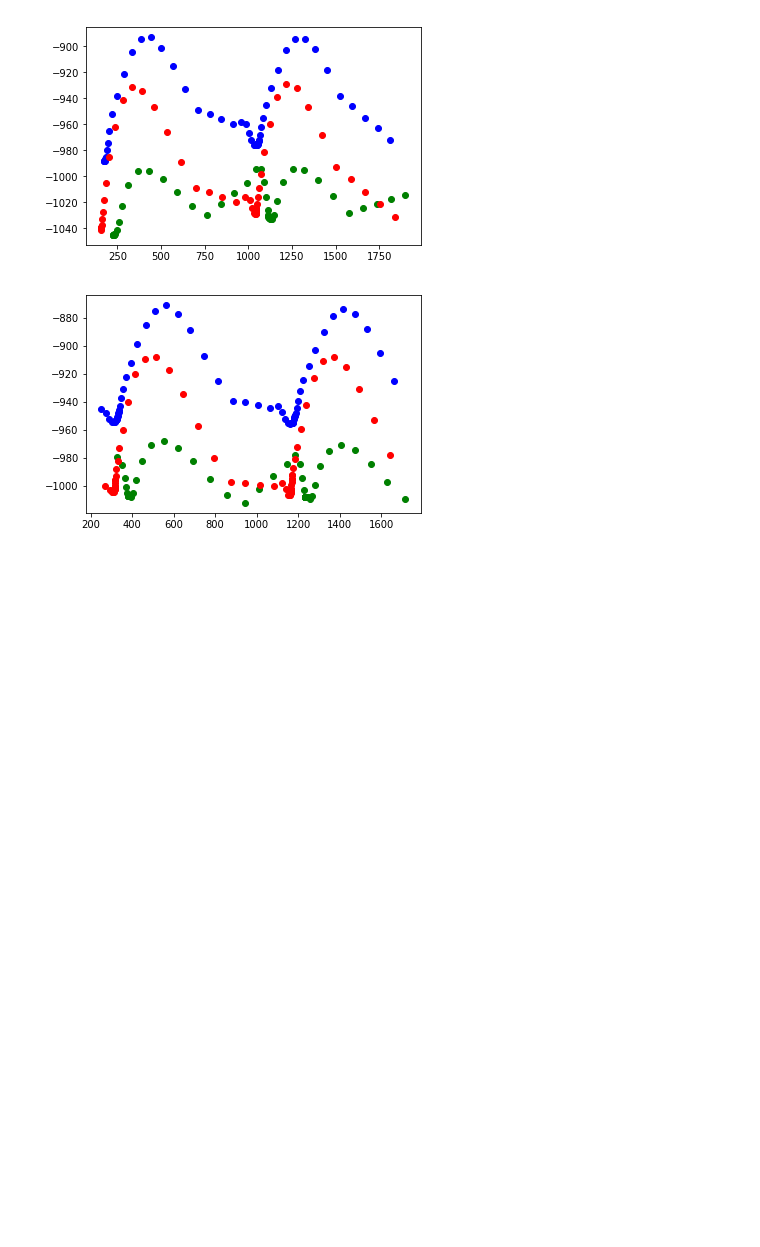
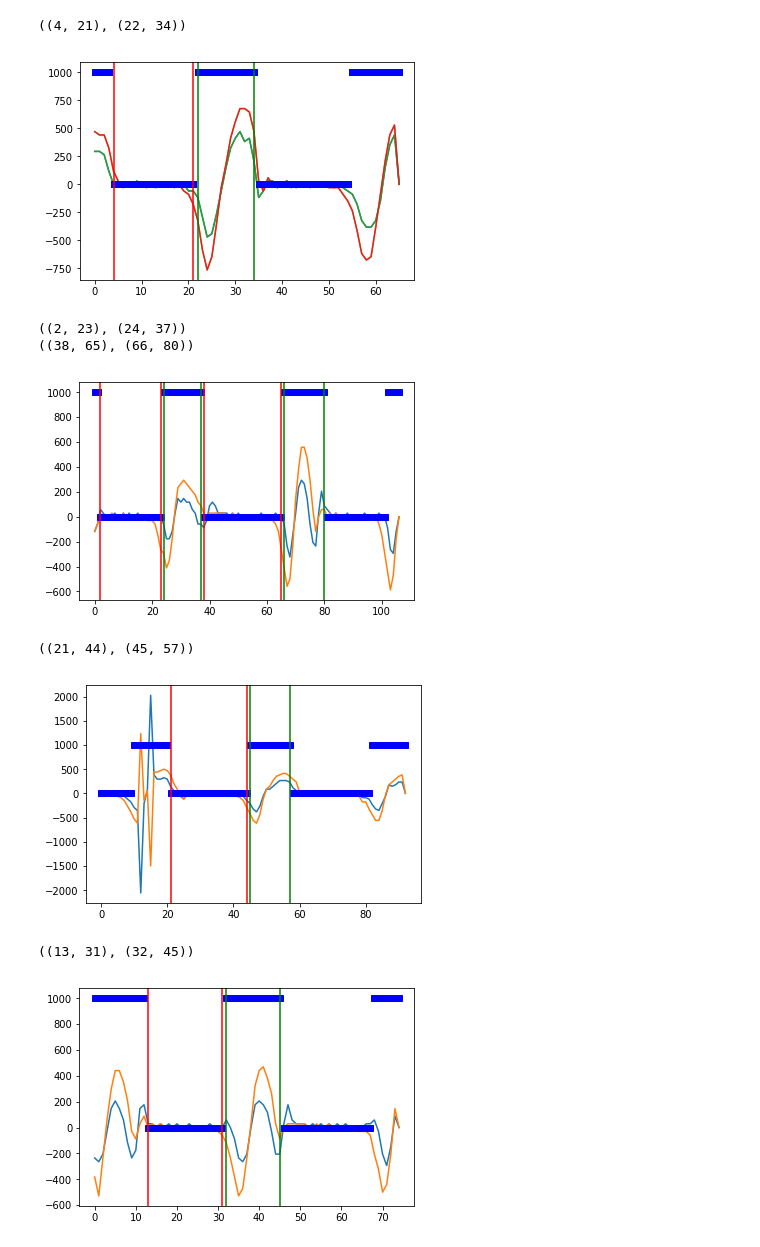
Before and after one commit to mramis/masmarcha, a Jupyter notebook: sample/Workbench.ipynb, the cells around one changed output. Saved outputs shown, nothing was run; the diff lists cells and outputs as text; code cells hidden in the pictures; blank space fills up the shorter version.

Commit message:
Se consigue separar en ciclos cada trayecto.

```diff
--- a/sample/Workbench.ipynb
+++ b/sample/Workbench.ipynb
@@ -280,33 +329,3 @@ while is_frame:
                 active = False
     is_frame, frame = vid.read()
     i += 1
-# %%
-tyt = trayectories[0]
-tyt.fix_in()
-for arr in tyt._frames[2]:
-    x, y = arr[2]
-    xt, yt = arr[1]
-    xtt, ytt = arr[0]
-
-    plt.plot(x, -y, 'bo')
-    plt.plot(xt, -yt, 'ro')
-    plt.plot(xtt, -ytt, 'go')
-
-plt.show()
-# %% [output]
-[figure, removed]
-# %%
-tyt2 = trayectories[1]
-tyt2.fix_in()
-for arr in tyt2._frames[2]:
-    x, y = arr[2]
-    xt, yt = arr[1]
-    xtt, ytt = arr[0]
-
-    plt.plot(x, -y, 'bo')
-    plt.plot(xt, -yt, 'ro')
-    plt.plot(xtt, -ytt, 'go')
-
-plt.show()
-# %% [output]
-[figure, removed]
@@ -315,0 +332,25 @@ plt.show()
+# %%
+for t in trayectories:
+    t.fix_in()
+    t.cycle_definition(fps, 0.1)
+    plt.plot(t._velocities[0])
+    plt.plot(t._velocities[1])
+    plt.plot([x*1000 for x in t._phases], 'bs')
+    for ciclo in t._cycles:
+        apo, bal = ciclo
+        plt.axvline(apo[0], -1000, 1000, color='r')
+        plt.axvline(apo[1], -1000, 1000, color='r')
+        plt.axvline(bal[0], -1000, 1000, color='g')
+        plt.axvline(bal[1], -1000, 1000, color='g')
+        print ciclo
+    plt.show()
+# %% [output]
+((4, 21), (22, 34))
+[figure, added]
+((2, 23), (24, 37))
+((38, 65), (66, 80))
+[figure, added]
+((21, 44), (45, 57))
+[figure, added]
+((13, 31), (32, 45))
+[figure, added]
```
Also changed, not shown: parts of 10 cells of this notebook.
